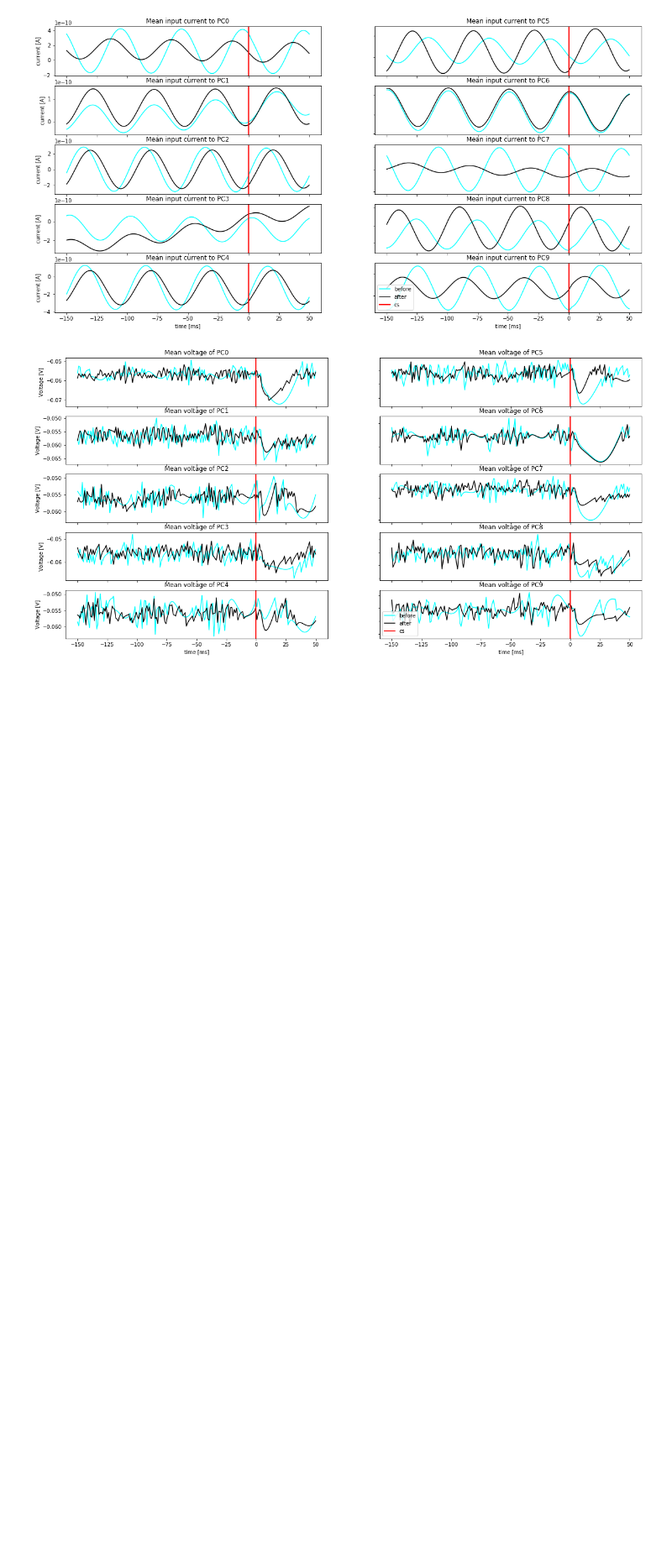
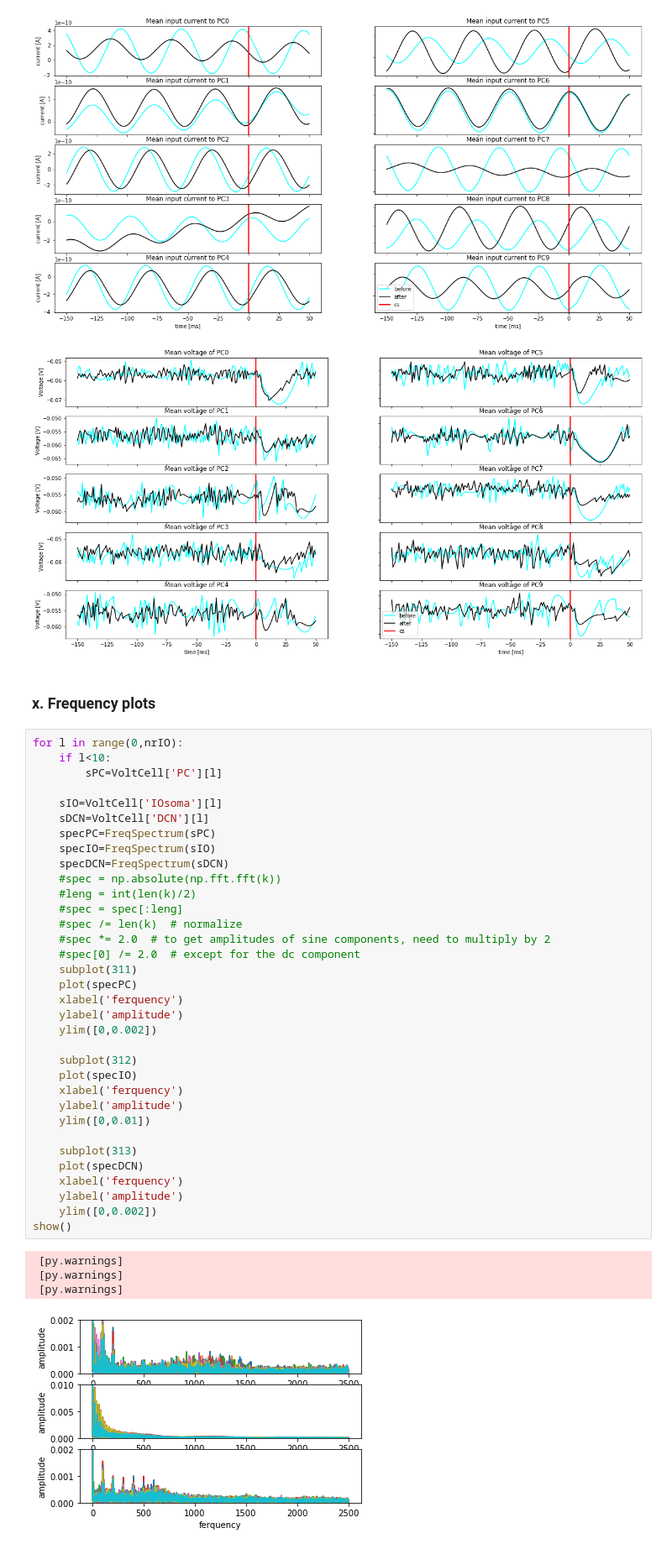
Before and after one commit to ThijsHoedemakers/OlivoCerebellarModel, a Jupyter notebook: Data_analysis.ipynb, the cells around one changed output. Shown at 84% size. Cells and saved outputs as stored; diff of their text form; blank space fills up the shorter version.

```diff
--- a/Data_analysis.ipynb
+++ b/Data_analysis.ipynb
@@ -483,3 +506,44 @@ show()
 # %% [output]
 [figure]
 [figure]
+# %% [markdown]
+### x. Frequency plots
+# %%
+for l in range(0,nrIO):
+    if l<10:
+        sPC=VoltCell['PC'][l]
+
+    sIO=VoltCell['IOsoma'][l]
+    sDCN=VoltCell['DCN'][l]
+    specPC=FreqSpectrum(sPC)
+    specIO=FreqSpectrum(sIO)
+    specDCN=FreqSpectrum(sDCN)
+    #spec = np.absolute(np.fft.fft(k))
+    #leng = int(len(k)/2)
+    #spec = spec[:leng]
+    #spec /= len(k)  # normalize
+    #spec *= 2.0  # to get amplitudes of sine components, need to multiply by 2
+    #spec[0] /= 2.0  # except for the dc component
+    subplot(311)
+    plot(specPC)
+    xlabel('ferquency')
+    ylabel('amplitude')
+    ylim([0,0.002])
+
+    subplot(312)
+    plot(specIO)
+    xlabel('ferquency')
+    ylabel('amplitude')
+    ylim([0,0.01])
+
+    subplot(313)
+    plot(specDCN)
+    xlabel('ferquency')
+    ylabel('amplitude')
+    ylim([0,0.002])
+show()
+# %% [output]
+ [py.warnings]
+ [py.warnings]
+ [py.warnings]
+[figure, added]
```
Also changed, not shown: parts of 6 cells of this notebook, 1 other file.
